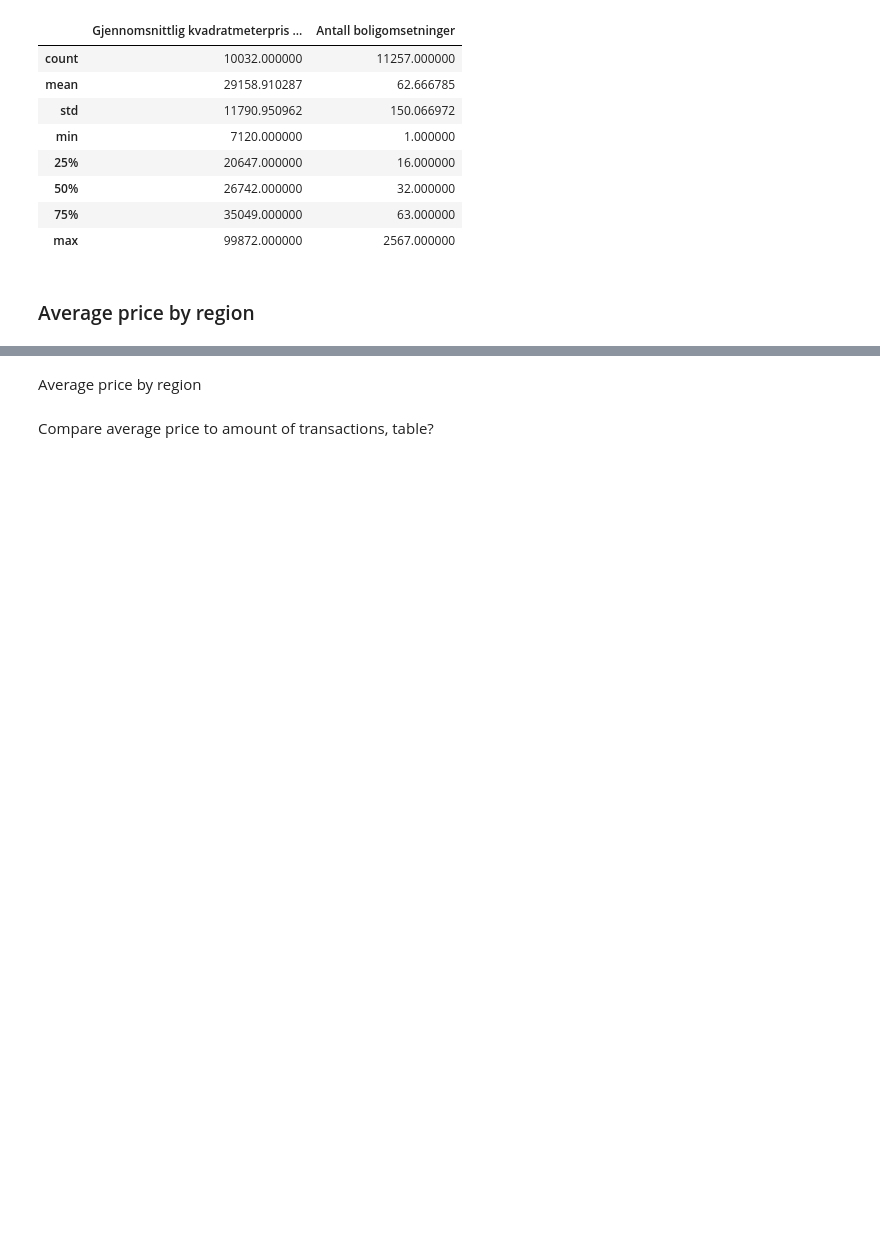
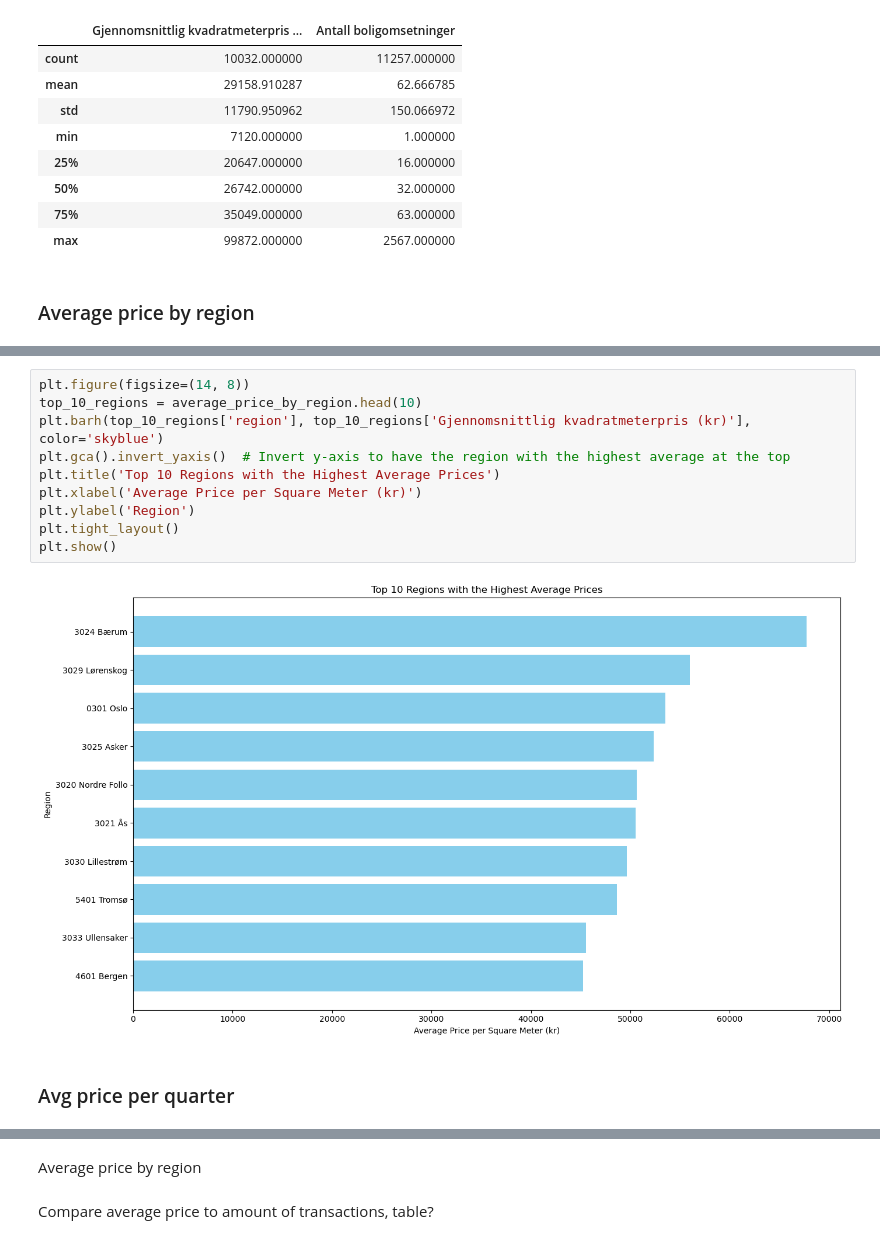
Before and after one commit to S1036942/GRA4157_PROJECT, a Jupyter notebook: kladd123.ipynb, the cells around one changed output, grey strips where cells are left out. Cells and saved outputs as stored; diff of their text form; blank space fills up the shorter version.

```diff
--- a/kladd123.ipynb
+++ b/kladd123.ipynb
@@ -87 +94,15 @@ avg_price_by_region = df.groupby('region')['Gjennomsnittlig kvadratmeterpris (kr
+# %%
+plt.figure(figsize=(14, 8))
+top_10_regions = average_price_by_region.head(10)
+plt.barh(top_10_regions['region'], top_10_regions['Gjennomsnittlig kvadratmeterpris (kr)'], color='skyblue')
+plt.gca().invert_yaxis()  # Invert y-axis to have the region with the highest average at the top
+plt.title('Top 10 Regions with the Highest Average Prices')
+plt.xlabel('Average Price per Square Meter (kr)')
+plt.ylabel('Region')
+plt.tight_layout()
+plt.show()
+# %% [output]
+[figure, added]
+# %% [markdown]
+### Avg price per quarter
 # %%
```
Also changed, not shown: parts of 6 cells of this notebook.
